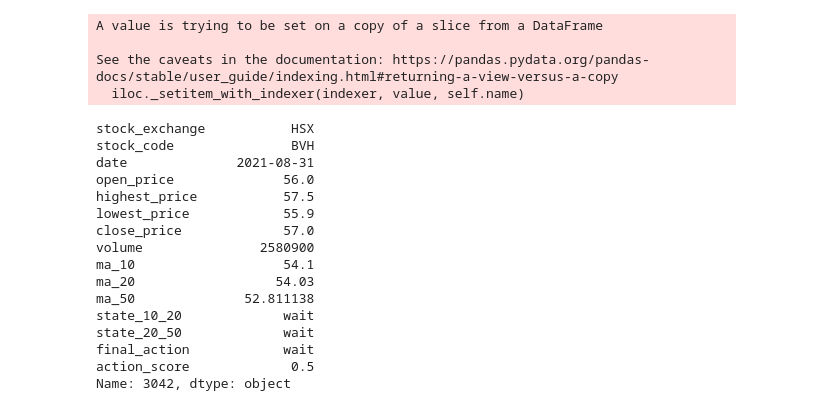
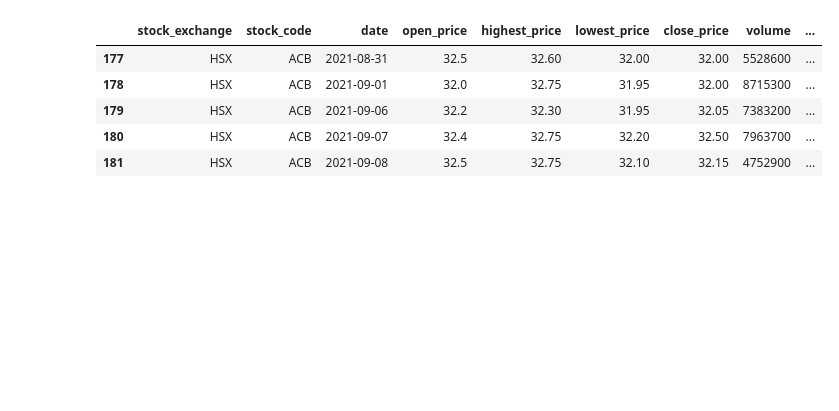
Before and after one commit to crimsonthinker/stock_data_scraper, a Jupyter notebook: analysis/notebook/moving_average.ipynb, the cells around one changed output. Saved outputs shown, nothing was run; the diff lists cells and outputs as text; code cells hidden in the pictures; blank space fills up the shorter version.

```diff
--- a/analysis/notebook/moving_average.ipynb
+++ b/analysis/notebook/moving_average.ipynb
@@ -16,30 +6,16 @@ engine = get_engine()
 # %%
-stock_code = 'BVH'
 investment_preference = {
-    (10, 20) : 0.6,
-    (20, 50) : 0.4,
+    (5, 10) : 0.5,
+    (10, 20) : 0.3,
+    (20, 50) : 0.2,
 }
-# %%
-recent_state = moving_average_analysis('BVH', investment_preference)
-recent_state
-# %% [output]
-A value is trying to be set on a copy of a slice from a DataFrame
-
-See the caveats in the documentation: https://pandas.pydata.org/pandas-docs/stable/user_guide/indexing.html#returning-a-view-versus-a-copy
-  iloc._setitem_with_indexer(indexer, value, self.name)
-stock_exchange           HSX
-stock_code               BVH
-date              2021-08-31
-open_price              56.0
-highest_price           57.5
-lowest_price            55.9
-close_price             57.0
-volume               2580900
-ma_10                   54.1
-ma_20                  54.03
-ma_50              52.811138
-state_10_20             wait
-state_20_50             wait
-final_action            wait
-action_score             0.5
-Name: 3042, dtype: object
+# %%
+df = moving_average_analysis('ACB', investment_preference)
+df.tail()
+# %% [output]
+|  | stock_exchange | stock_code | date | open_price | highest_price | lowest_price | close_price | volume | ... |
+| 177 | HSX | ACB | 2021-08-31 | 32.5 | 32.60 | 32.00 | 32.00 | 5528600 | ... |
+| 178 | HSX | ACB | 2021-09-01 | 32.0 | 32.75 | 31.95 | 32.00 | 8715300 | ... |
+| 179 | HSX | ACB | 2021-09-06 | 32.2 | 32.30 | 31.95 | 32.05 | 7383200 | ... |
+| 180 | HSX | ACB | 2021-09-07 | 32.4 | 32.75 | 32.20 | 32.50 | 7963700 | ... |
+| 181 | HSX | ACB | 2021-09-08 | 32.5 | 32.75 | 32.10 | 32.15 | 4752900 | ... |
```
Also changed, not shown: parts of 4 cells of this notebook, 10 other files.
